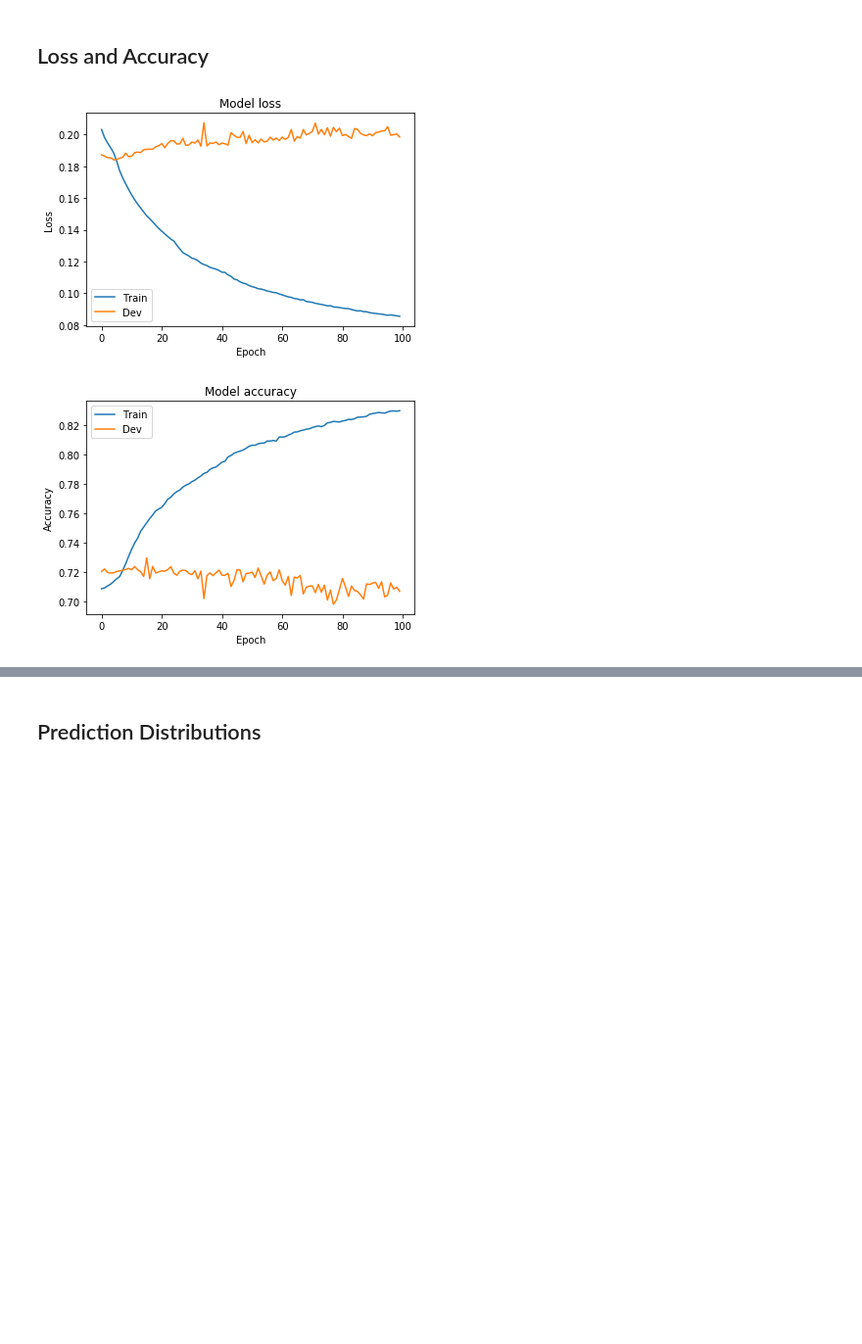
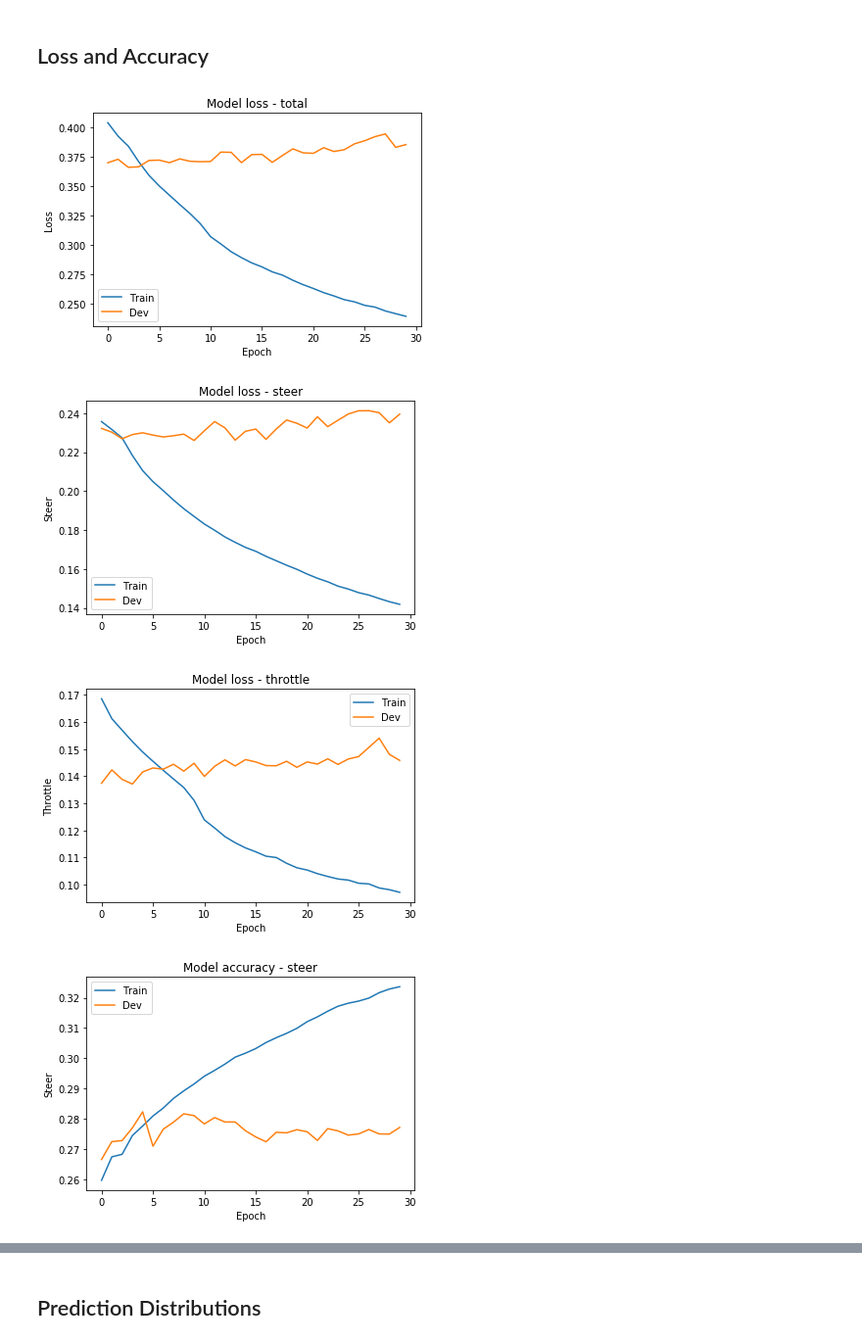
Before and after one commit to danielmoniz/rl_replay_data, a Jupyter notebook: build_model_relative.ipynb, the cells around one changed output, grey strips where cells are left out. Shown at 98% size. Cells and saved outputs as stored; diff of their text form; code cells hidden in the pictures; blank space fills up the shorter version.

Commit message:
Update model to use branching network for each controller input

```diff
--- a/build_model_relative.ipynb
+++ b/build_model_relative.ipynb
@@ -788,9 +792,25 @@ print(y_nulls[y_nulls == True])
 # print(y_val.shape)
 
 def train(model, X_train, y_train, X_val, y_val, batch_size=32, epochs=25):
-    X_train, y_train, X_val, y_val = np.asarray(X_train), np.asarray(y_train), np.asarray(X_val), np.asarray(y_val)
+    print(y_train.shape)
+#     X_train, y_train, X_val, y_val = np.asarray(X_train), np.asarray(y_train), np.asarray(X_val), np.asarray(y_val)
+    X_train, X_val = np.asarray(X_train), np.asarray(X_val)
+
+    def get_outputs(df, num_outputs):
+        '''Returns first columns of df as an array of numpy arrays.'''
+        return [np.asarray(df.iloc[:, i]) for i in range(num_outputs)]
+
+    num_outputs = len(get_y_pred_columns())
+
     start = timer()
-    history = model.fit(X_train, y_train, batch_size=batch_size, epochs=epochs, validation_data=(X_val, y_val))
+#     history = model.fit(X_train, y_train, batch_size=batch_size, epochs=epochs, validation_data=(X_val, y_val))
+    history = model.fit(
+        X_train,
+        get_outputs(y_train, num_outputs),
+        batch_size=batch_size,
+        epochs=epochs,
+        validation_data=(X_val, get_outputs(y_val, num_outputs)),
+        )
     end = timer()
     print(f"The model took {end - start}s to train.")
     return history
@@ -819,19 +839,33 @@ The model took 1309.5764166769986s to train.
 # %%
 plt.plot(history.history['loss'])
 plt.plot(history.history['val_loss'])
-plt.title('Model loss')
+plt.title('Model loss - total')
 plt.ylabel('Loss')
 plt.xlabel('Epoch')
 plt.legend(['Train', 'Dev'], loc='best')
 plt.show()
 
-plt.plot(history.history['accuracy'])
-plt.plot(history.history['val_accuracy'])
-plt.title('Model accuracy')
-plt.ylabel('Accuracy')
-plt.xlabel('Epoch')
-plt.legend(['Train', 'Dev'], loc='best')
-plt.show()
+
+
+for column in get_y_pred_columns():
+    plt.plot(history.history[f'{column}_loss'])
+    plt.plot(history.history[f'val_{column}_loss'])
+    plt.title(f'Model loss - {column}')
+    plt.ylabel(column.title())
+    plt.xlabel('Epoch')
+    plt.legend(['Train', 'Dev'], loc='best')
+    plt.show()
+
+for column in get_y_pred_columns():
+    plt.plot(history.history[f'{column}_accuracy'])
+    plt.plot(history.history[f'val_{column}_accuracy'])
+    plt.title(f'Model accuracy - {column}')
+    plt.ylabel(column.title())
+    plt.xlabel('Epoch')
+    plt.legend(['Train', 'Dev'], loc='best')
+    plt.show()
 # %% [output]
-[figure, old version]
+[figure, new version]
-[figure, old version]
+[figure, new version]
+[figure, added]
+[figure, added]
```
Also changed, not shown: parts of 15 cells of this notebook.
